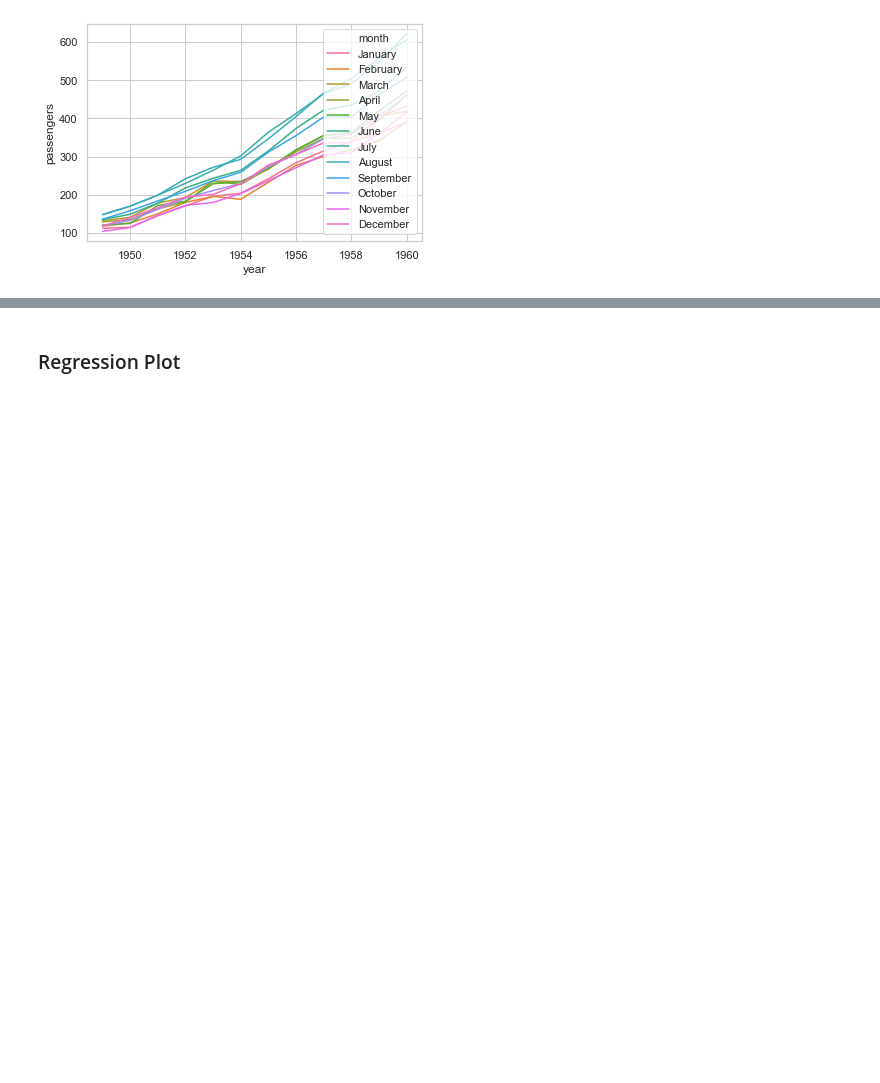
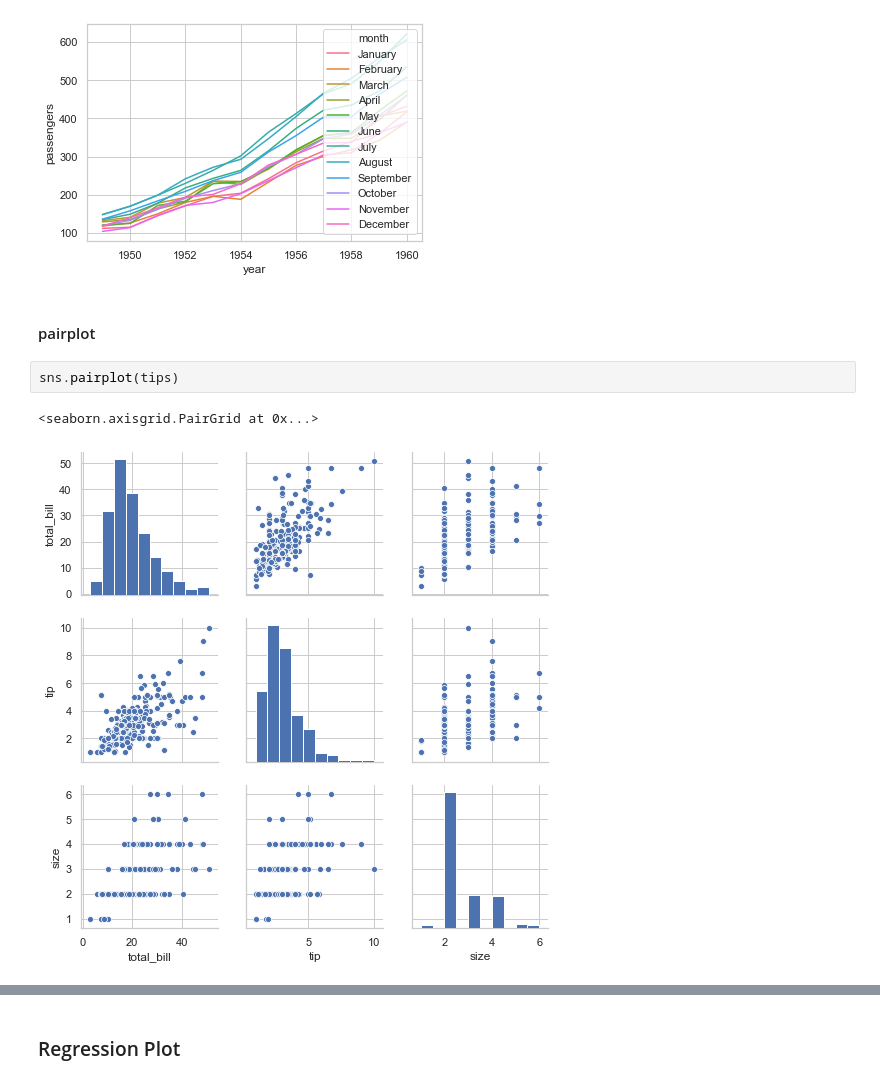
Before and after one commit to srikanthpragada/DS_16_AUG_2019, a Jupyter notebook: seaborn_demo.ipynb, the cells around one changed output, grey strips where cells are left out. Saved outputs shown, nothing was run; the diff lists cells and outputs as text; blank space fills up the shorter version.

```diff
--- a/seaborn_demo.ipynb
+++ b/seaborn_demo.ipynb
@@ -90,3 +90,10 @@ sns.lineplot(x="year",y="passengers",hue="month",data=flights, estimator=np.sum)
 # %% [output]
 <matplotlib.axes._subplots.AxesSubplot at 0x...>
 [figure]
+# %% [markdown]
+#### pairplot
+# %%
+sns.pairplot(tips)
+# %% [output]
+<seaborn.axisgrid.PairGrid at 0x...>
+[figure, added]
```
Also changed, not shown: parts of 16 cells of this notebook, 2 other files.
